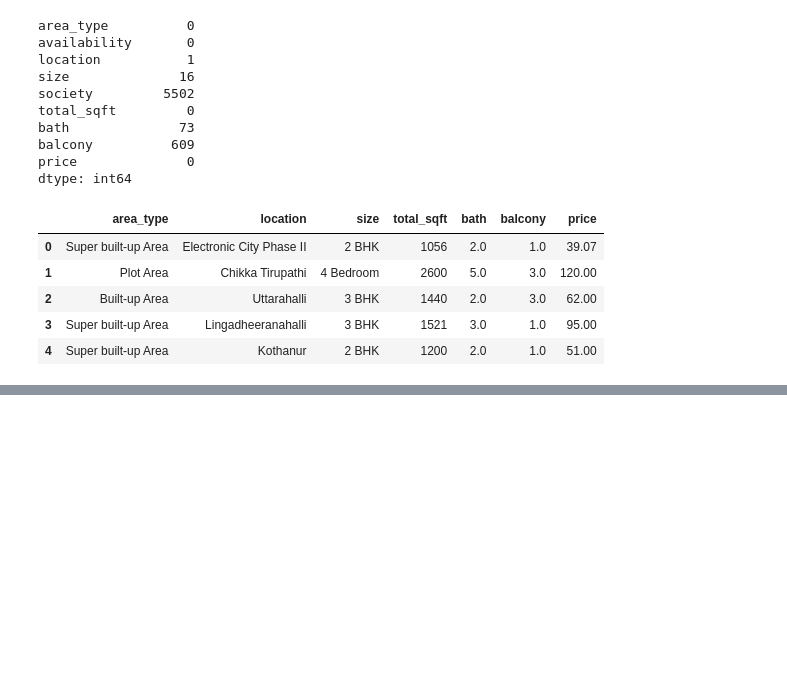
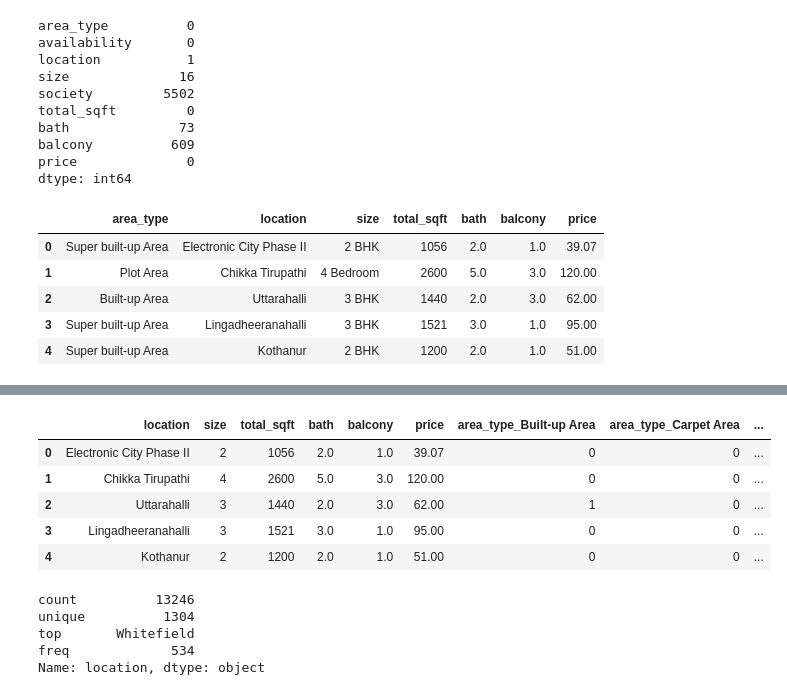
Before and after one commit to adityabommaraju/MachineLearning, a Jupyter notebook: Bangalore House Prediction.ipynb, the cells around one changed output, grey strips where cells are left out. Drawn from its saved outputs; the diff is of its cells as text; code cells hidden in the pictures; blank space fills up the shorter version.

```diff
--- a/Bangalore House Prediction.ipynb
+++ b/Bangalore House Prediction.ipynb
@@ -210,0 +248,18 @@ df2.head()
+# %%
+df4['size'] = df4['size'].apply(lambda x: x.split(" ")[0])
+df4.head()
+# %% [output]
+|  | location | size | total_sqft | bath | balcony | price | area_type_Built-up Area | area_type_Carpet Area | ... |
+| 0 | Electronic City Phase II | 2 | 1056 | 2.0 | 1.0 | 39.07 | 0 | 0 | ... |
+| 1 | Chikka Tirupathi | 4 | 2600 | 5.0 | 3.0 | 120.00 | 0 | 0 | ... |
+| 2 | Uttarahalli | 3 | 1440 | 2.0 | 3.0 | 62.00 | 1 | 0 | ... |
+| 3 | Lingadheeranahalli | 3 | 1521 | 3.0 | 1.0 | 95.00 | 0 | 0 | ... |
+| 4 | Kothanur | 2 | 1200 | 2.0 | 1.0 | 51.00 | 0 | 0 | ... |
+# %%
+df4['location'].describe()
+# %% [output]
+count          13246
+unique          1304
+top       Whitefield
+freq             534
+Name: location, dtype: object
```
Also changed, not shown: parts of 8 cells of this notebook.
